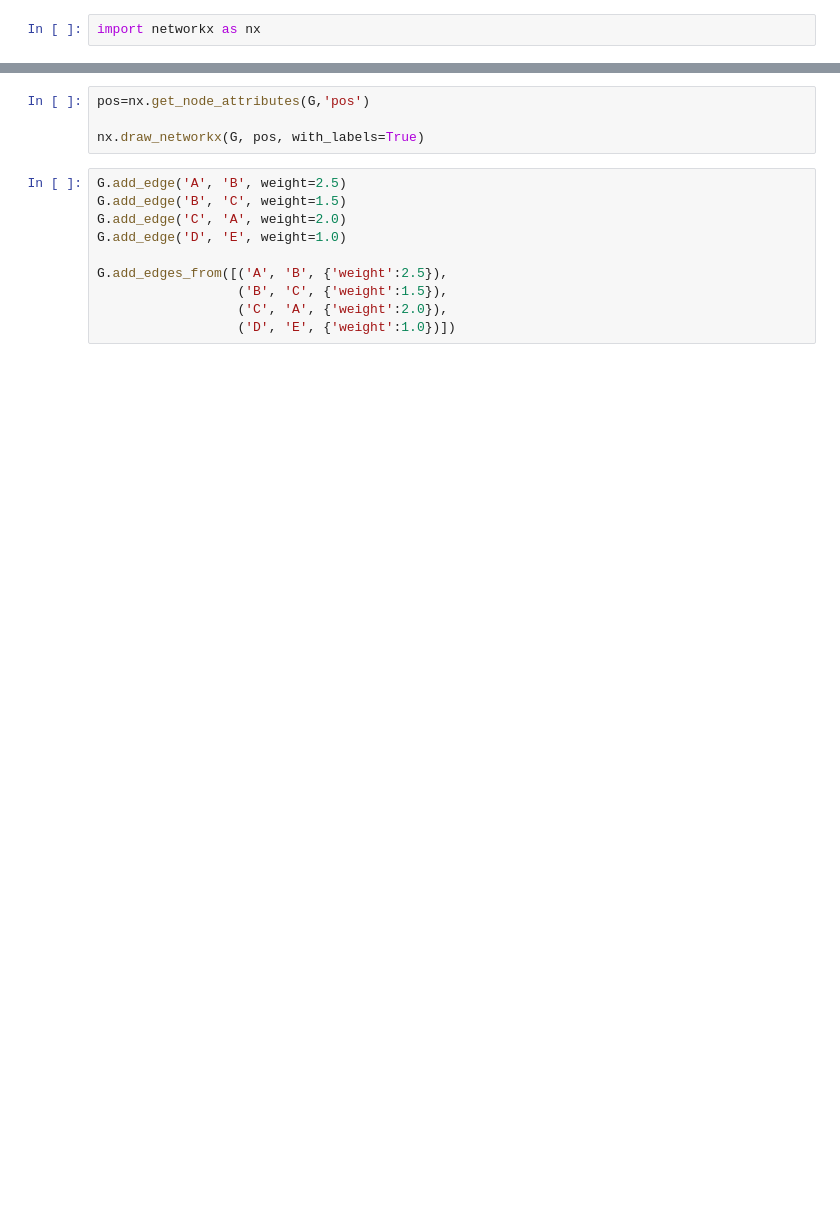
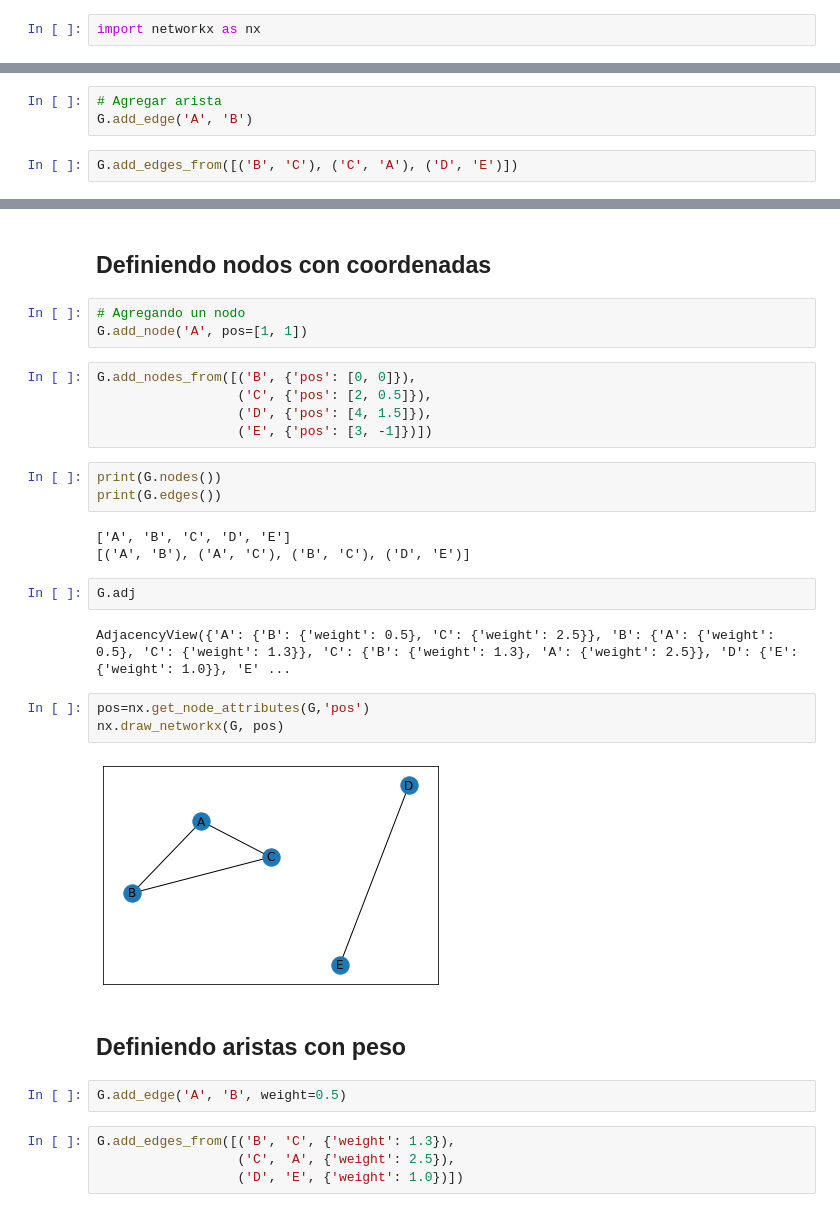
Before and after one commit to Fernando-JAL/Neurociencias-2025-1, a Jupyter notebook: S_03_Clases/09 BCT/C01_Crear_grafo.ipynb, the cells around one changed output, grey strips where cells are left out. Cells and saved outputs as stored; diff of their text form; blank space fills up the shorter version.

```diff
--- a/S_03_Clases/09 BCT/C01_Crear_grafo.ipynb
+++ b/S_03_Clases/09 BCT/C01_Crear_grafo.ipynb
@@ -26,0 +28,5 @@ G.nodes(data=True)
+# %%
+# Agregar arista
+G.add_edge('A', 'B')
+# %%
+G.add_edges_from([('B', 'C'), ('C', 'A'), ('D', 'E')])
@@ -27,14 +39,33 @@ G.nodes(data=True)
+# %% [markdown]
+## Definiendo nodos con coordenadas
+# %%
+# Agregando un nodo
+G.add_node('A', pos=[1, 1])
+# %%
+G.add_nodes_from([('B', {'pos': [0, 0]}),
+                  ('C', {'pos': [2, 0.5]}),
+                  ('D', {'pos': [4, 1.5]}),
+                  ('E', {'pos': [3, -1]})])
+# %%
+print(G.nodes())
+print(G.edges())
+# %% [output]
+['A', 'B', 'C', 'D', 'E']
+[('A', 'B'), ('A', 'C'), ('B', 'C'), ('D', 'E')]
+# %%
+G.adj
+# %% [output]
+AdjacencyView({'A': {'B': {'weight': 0.5}, 'C': {'weight': 2.5}}, 'B': {'A': {'weight': 0.5}, 'C': {'weight': 1.3}}, 'C': {'B': {'weight': 1.3}, 'A': {'weight': 2.5}}, 'D': {'E': {'weight': 1.0}}, 'E' ...
 # %%
 pos=nx.get_node_attributes(G,'pos')
-
-nx.draw_networkx(G, pos, with_labels=True)
+nx.draw_networkx(G, pos)
+# %% [output]
+[figure, added]
-# %%
-G.add_edge('A', 'B', weight=2.5)
-G.add_edge('B', 'C', weight=1.5)
-G.add_edge('C', 'A', weight=2.0)
-G.add_edge('D', 'E', weight=1.0)
-
-G.add_edges_from([('A', 'B', {'weight':2.5}),
-                  ('B', 'C', {'weight':1.5}),
-                  ('C', 'A', {'weight':2.0}),
-                  ('D', 'E', {'weight':1.0})])
+# %% [markdown]
+## Definiendo aristas con peso
+# %%
+G.add_edge('A', 'B', weight=0.5)
+# %%
+G.add_edges_from([('B', 'C', {'weight': 1.3}),
+                  ('C', 'A', {'weight': 2.5}),
+                  ('D', 'E', {'weight': 1.0})])
```
Also changed, not shown: parts of 28 cells of this notebook, 1 other file.
